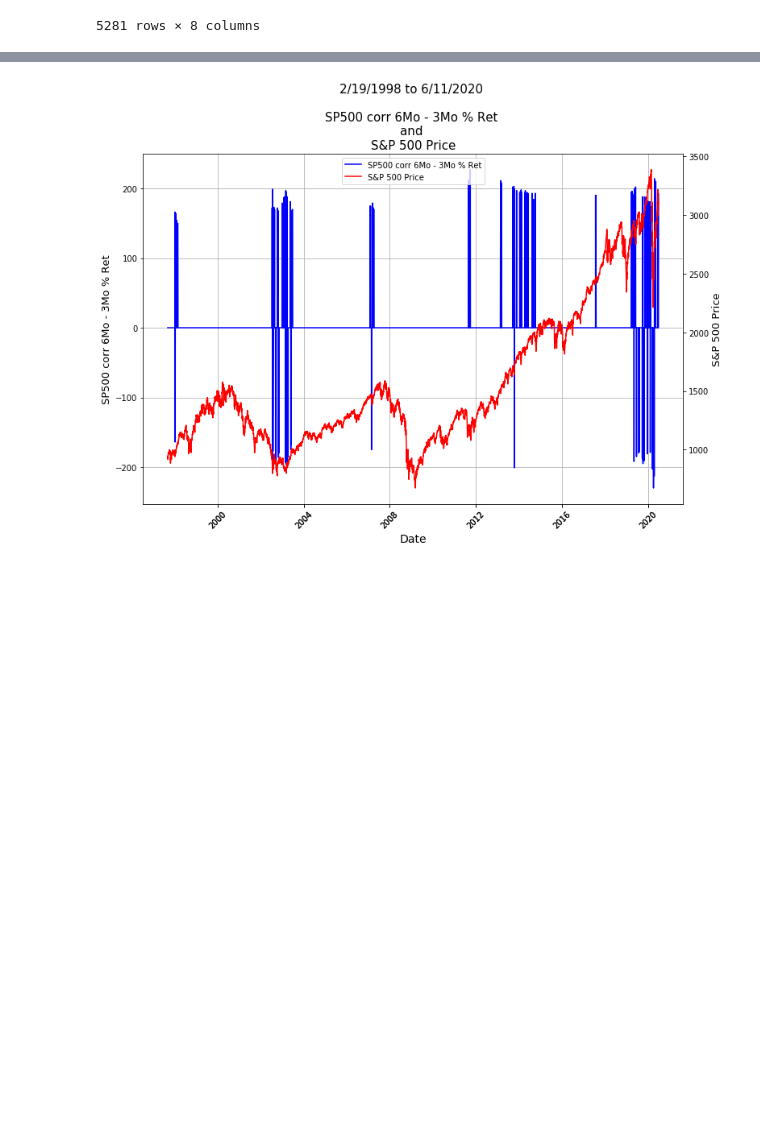
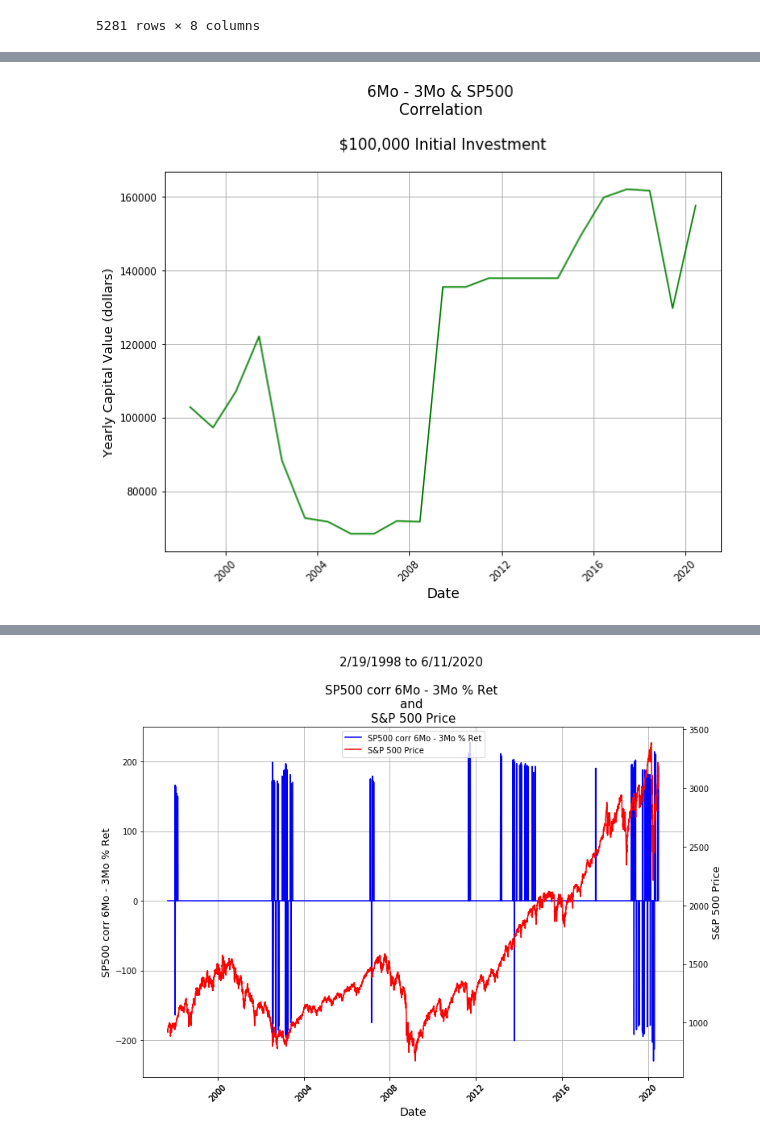
Before and after one commit to gfisherjr/Market_Movement_Indicators, a Jupyter notebook: starter_files/Gary/Project2Gary.ipynb, the cells around one changed output, grey strips where cells are left out. Saved outputs shown, nothing was run; the diff lists cells and outputs as text; code cells hidden in the pictures; blank space fills up the shorter version.

```diff
--- a/starter_files/Gary/Project2Gary.ipynb
+++ b/starter_files/Gary/Project2Gary.ipynb
@@ -645 +696,18 @@ master_df
+# %%
+fig6 = plt.figure(figsize=(10,7))
+
+plt.plot(master_returns["Date"], master_returns["Returns"], "g-")
+plt.xticks(rotation=45)
+plt.ylabel("Yearly Capital Value (dollars)", size=13)
+# plt.ylim(-20,20)
+# plt.legend((line1+line4), ("10Yr-2Yr Treas Yld Daily Ret", "S&P 500 % Daily Return"), loc=(0,1))
+plt.title("6Mo - 3Mo & SP500 \nCorrelation \n\n $100,000 Initial Investment \n", size=15)
+plt.xlabel("Date", size=14)
+plt.grid(alpha=1)
+plt.show()
+
+fig6.tight_layout()
+fig6.savefig("6-3MoSP500Corr.svg")
+# %% [output]
+[figure, added]
 # %%
```
Also changed, not shown: parts of 5 cells of this notebook, 13 other files.
